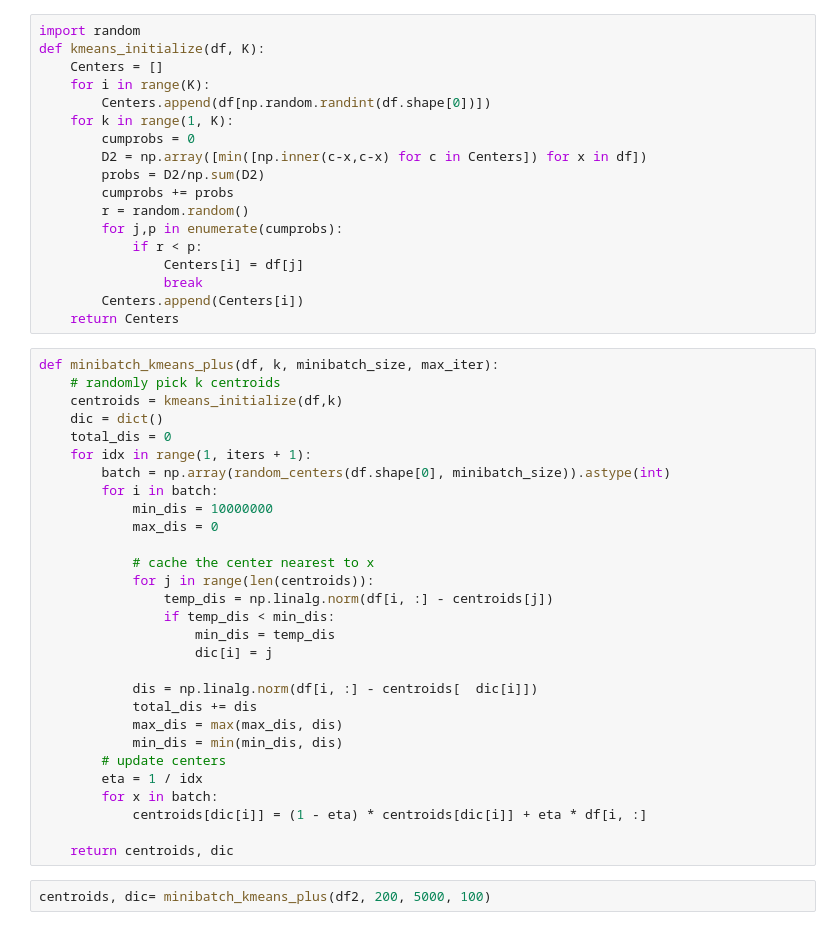
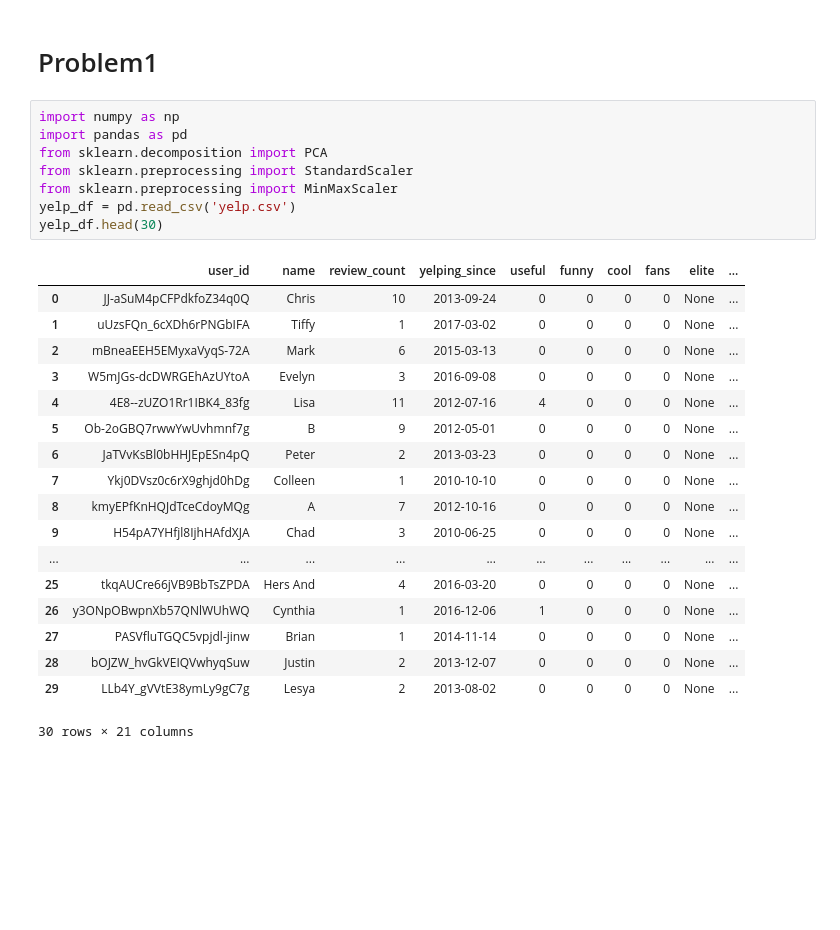
Before and after one commit to LeonRen/LeonRen, a Jupyter notebook: Project3.ipynb, the cells around one changed output. Drawn from its saved outputs; the diff is of its cells as text; blank space fills up the shorter version.

```diff
--- a/Project3.ipynb
+++ b/Project3.ipynb
@@ -128,49 +1,29 @@ print(centroids.shape)
-# %%
-import random
-def kmeans_initialize(df, K):
-    Centers = []
-    for i in range(K):
-        Centers.append(df[np.random.randint(df.shape[0])])
-    for k in range(1, K):
-        cumprobs = 0
-        D2 = np.array([min([np.inner(c-x,c-x) for c in Centers]) for x in df])
-        probs = D2/np.sum(D2)
-        cumprobs += probs
-        r = random.random()
-        for j,p in enumerate(cumprobs):
-            if r < p:
-                Centers[i] = df[j]
-                break
-        Centers.append(Centers[i])
-    return Centers
-# %%
-def minibatch_kmeans_plus(df, k, minibatch_size, max_iter):
-    # randomly pick k centroids
-    centroids = kmeans_initialize(df,k)
-    dic = dict()
-    total_dis = 0
-    for idx in range(1, iters + 1):
-        batch = np.array(random_centers(df.shape[0], minibatch_size)).astype(int)
-        for i in batch:
-            min_dis = 10000000
-            max_dis = 0
-
-            # cache the center nearest to x
-            for j in range(len(centroids)):
-                temp_dis = np.linalg.norm(df[i, :] - centroids[j])
-                if temp_dis < min_dis:
-                    min_dis = temp_dis
-                    dic[i] = j
-
-            dis = np.linalg.norm(df[i, :] - centroids[  dic[i]])
-            total_dis += dis
-            max_dis = max(max_dis, dis)
-            min_dis = min(min_dis, dis)
-        # update centers
-        eta = 1 / idx
-        for x in batch:
-            centroids[dic[i]] = (1 - eta) * centroids[dic[i]] + eta * df[i, :]
-
-    return centroids, dic
-# %%
-centroids, dic= minibatch_kmeans_plus(df2, 200, 5000, 100)
+# %% [markdown]
+# Problem1
+# %%
+import numpy as np
+import pandas as pd
+from sklearn.decomposition import PCA
+from sklearn.preprocessing import StandardScaler
+from sklearn.preprocessing import MinMaxScaler
+yelp_df = pd.read_csv('yelp.csv')
+yelp_df.head(30)
+# %% [output]
+|  | user_id | name | review_count | yelping_since | useful | funny | cool | fans | elite | ... |
+| 0 | JJ-aSuM4pCFPdkfoZ34q0Q | Chris | 10 | 2013-09-24 | 0 | 0 | 0 | 0 | None | ... |
+| 1 | uUzsFQn_6cXDh6rPNGbIFA | Tiffy | 1 | 2017-03-02 | 0 | 0 | 0 | 0 | None | ... |
+| 2 | mBneaEEH5EMyxaVyqS-72A | Mark | 6 | 2015-03-13 | 0 | 0 | 0 | 0 | None | ... |
+| 3 | W5mJGs-dcDWRGEhAzUYtoA | Evelyn | 3 | 2016-09-08 | 0 | 0 | 0 | 0 | None | ... |
+| 4 | 4E8--zUZO1Rr1IBK4_83fg | Lisa | 11 | 2012-07-16 | 4 | 0 | 0 | 0 | None | ... |
+| 5 | Ob-2oGBQ7rwwYwUvhmnf7g | B | 9 | 2012-05-01 | 0 | 0 | 0 | 0 | None | ... |
+| 6 | JaTVvKsBl0bHHJEpESn4pQ | Peter | 2 | 2013-03-23 | 0 | 0 | 0 | 0 | None | ... |
+| 7 | Ykj0DVsz0c6rX9ghjd0hDg | Colleen | 1 | 2010-10-10 | 0 | 0 | 0 | 0 | None | ... |
+| 8 | kmyEPfKnHQJdTceCdoyMQg | A | 7 | 2012-10-16 | 0 | 0 | 0 | 0 | None | ... |
+| 9 | H54pA7YHfjl8IjhHAfdXJA | Chad | 3 | 2010-06-25 | 0 | 0 | 0 | 0 | None | ... |
+| ... | ... | ... | ... | ... | ... | ... | ... | ... | ... | ... |
+| 25 | tkqAUCre66jVB9BbTsZPDA | Hers And | 4 | 2016-03-20 | 0 | 0 | 0 | 0 | None | ... |
+| 26 | y3ONpOBwpnXb57QNlWUhWQ | Cynthia | 1 | 2016-12-06 | 1 | 0 | 0 | 0 | None | ... |
+| 27 | PASVfluTGQC5vpjdl-jinw | Brian | 1 | 2014-11-14 | 0 | 0 | 0 | 0 | None | ... |
+| 28 | bOJZW_hvGkVEIQVwhyqSuw | Justin | 2 | 2013-12-07 | 0 | 0 | 0 | 0 | None | ... |
+| 29 | LLb4Y_gVVtE38ymLy9gC7g | Lesya | 2 | 2013-08-02 | 0 | 0 | 0 | 0 | None | ... |
+30 rows × 21 columns
```
Also changed, not shown: parts of 32 cells of this notebook.
